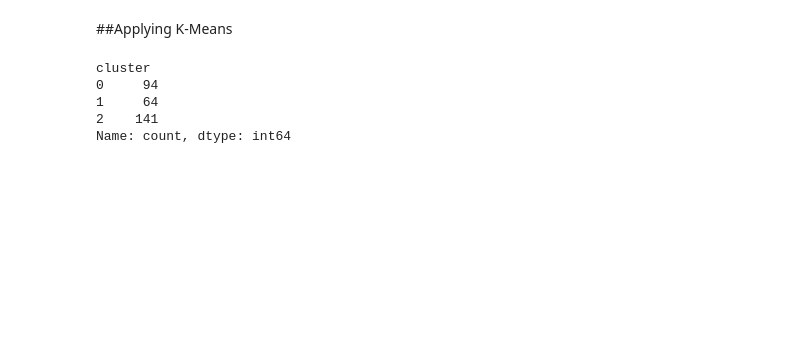
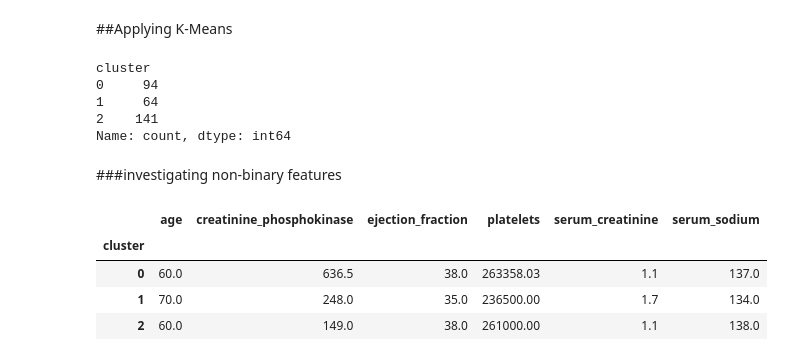
Before and after one commit to NathanMcCormack/Principles_of_ML_Assignment2, a Jupyter notebook: PML_Assignment2_26244470.ipynb, the cells around one changed output. Drawn from its saved outputs; the diff is of its cells as text; code cells hidden in the pictures; blank space fills up the shorter version.

```diff
--- a/PML_Assignment2_26244470.ipynb
+++ b/PML_Assignment2_26244470.ipynb
@@ -287,3 +288,18 @@ cluster
 1     64
 2    141
 Name: count, dtype: int64
+# %% [markdown]
+###investigating non-binary features
+# %%
+
+#use groupby and median to get the median of each cluster
+cluster_summary = df_results.groupby("cluster")[nonbinary_cols].median()
+
+#show the results to the nearest two decimal points
+display(cluster_summary.round(2))
+# %% [output]
+|  | age | creatinine_phosphokinase | ejection_fraction | platelets | serum_creatinine | serum_sodium |
+| cluster |  |  |  |  |  |  |
+| 0 | 60.0 | 636.5 | 38.0 | 263358.03 | 1.1 | 137.0 |
+| 1 | 70.0 | 248.0 | 35.0 | 236500.00 | 1.7 | 134.0 |
+| 2 | 60.0 | 149.0 | 38.0 | 261000.00 | 1.1 | 138.0 |
```
Also changed, not shown: parts of 15 cells of this notebook.
